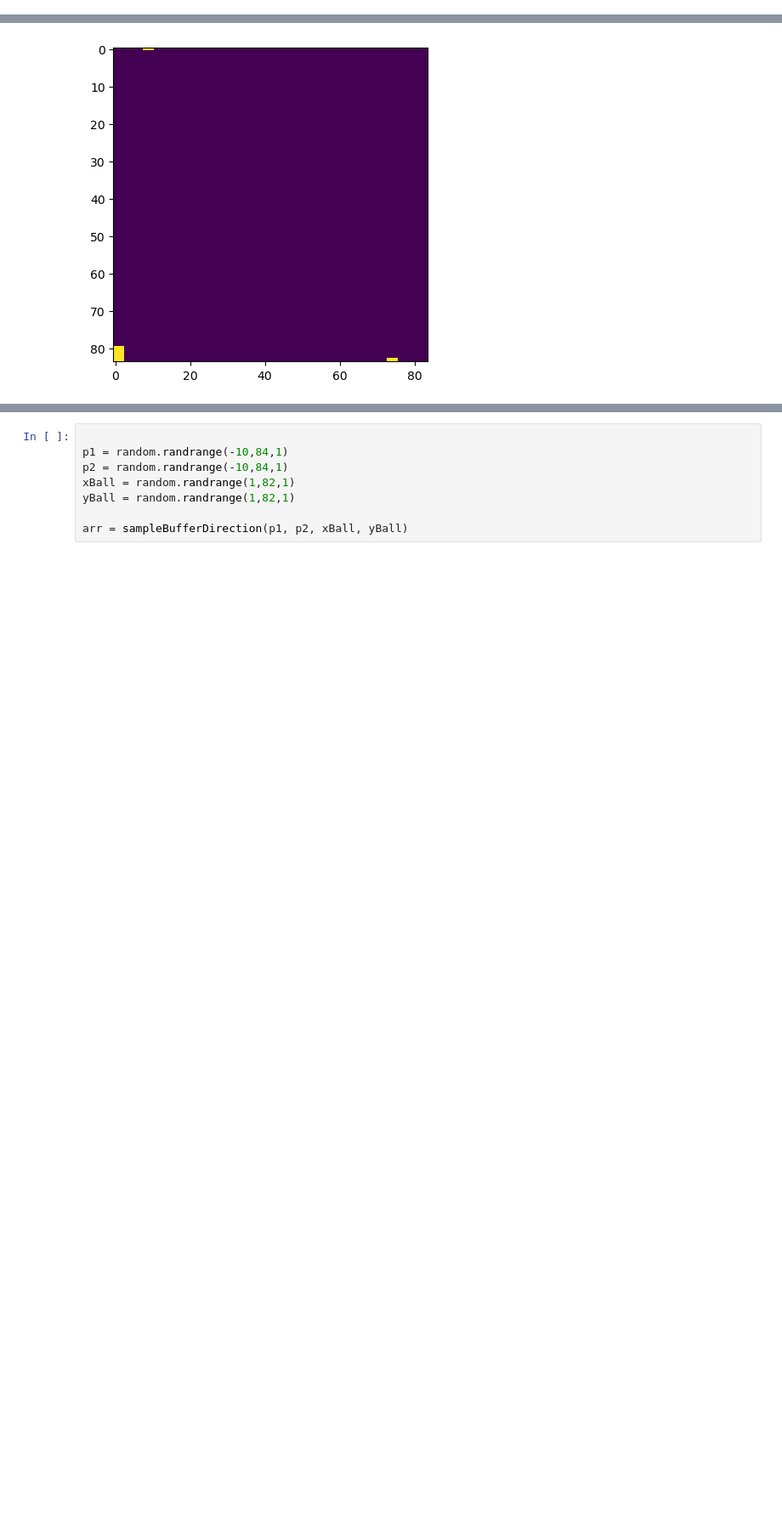
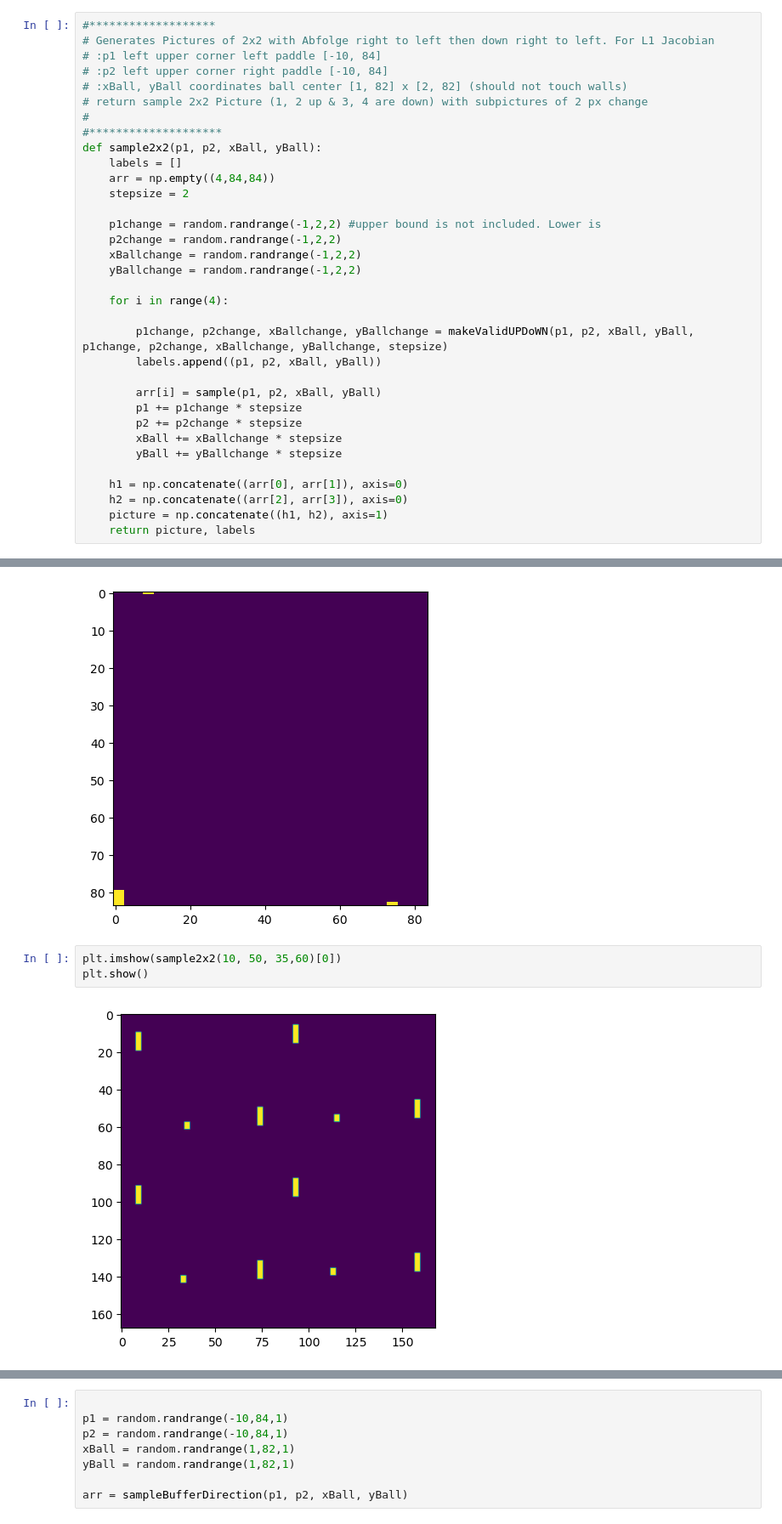
Before and after one commit to ericschreiber/Bachelorarbeit-Disentanglement-in-Reinforcement-Learning, a Jupyter notebook: Generate_data_hardcode.ipynb, the cells around one changed output, grey strips where cells are left out. Shown at 85% size. Cells and saved outputs as stored; diff of their text form; blank space fills up the shorter version.

```diff
--- a/Generate_data_hardcode.ipynb
+++ b/Generate_data_hardcode.ipynb
@@ -188,3 +188,37 @@ def sampleBufferDirection(p1, p2, xBall, yBall):
 
 
     return arr, labels
+# %%
+#*******************
+# Generates Pictures of 2x2 with Abfolge right to left then down right to left. For L1 Jacobian
+# :p1 left upper corner left paddle [-10, 84]
+# :p2 left upper corner right paddle [-10, 84]
+# :xBall, yBall coordinates ball center [1, 82] x [2, 82] (should not touch walls)
+# return sample 2x2 Picture (1, 2 up & 3, 4 are down) with subpictures of 2 px change
+#
+#********************
+def sample2x2(p1, p2, xBall, yBall):
+    labels = []
+    arr = np.empty((4,84,84))
+    stepsize = 2
+
+    p1change = random.randrange(-1,2,2) #upper bound is not included. Lower is
+    p2change = random.randrange(-1,2,2)
+    xBallchange = random.randrange(-1,2,2)
+    yBallchange = random.randrange(-1,2,2)
+
+    for i in range(4):
+
+        p1change, p2change, xBallchange, yBallchange = makeValidUPDoWN(p1, p2, xBall, yBall, p1change, p2change, xBallchange, yBallchange, stepsize)
+        labels.append((p1, p2, xBall, yBall))
+
+        arr[i] = sample(p1, p2, xBall, yBall)
+        p1 += p1change * stepsize
+        p2 += p2change * stepsize
+        xBall += xBallchange * stepsize
+        yBall += yBallchange * stepsize
+
+    h1 = np.concatenate((arr[0], arr[1]), axis=0)
+    h2 = np.concatenate((arr[2], arr[3]), axis=0)
+    picture = np.concatenate((h1, h2), axis=1)
+    return picture, labels
@@ -193,3 +240,8 @@ plt.imshow(sample(-9, 83, 1,82))
 plt.show()
 # %% [output]
 [figure]
+# %%
+plt.imshow(sample2x2(10, 50, 35,60)[0])
+plt.show()
+# %% [output]
+[figure, added]
```
Also changed, not shown: parts of 14 cells of this notebook, 7 other files.
